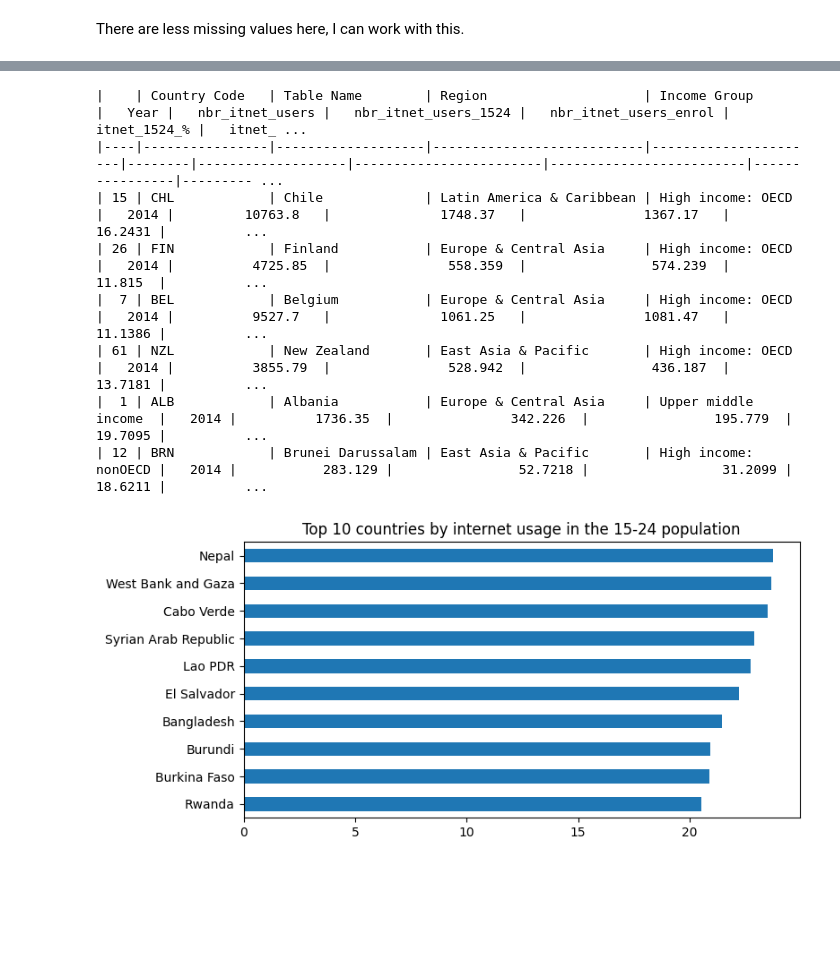
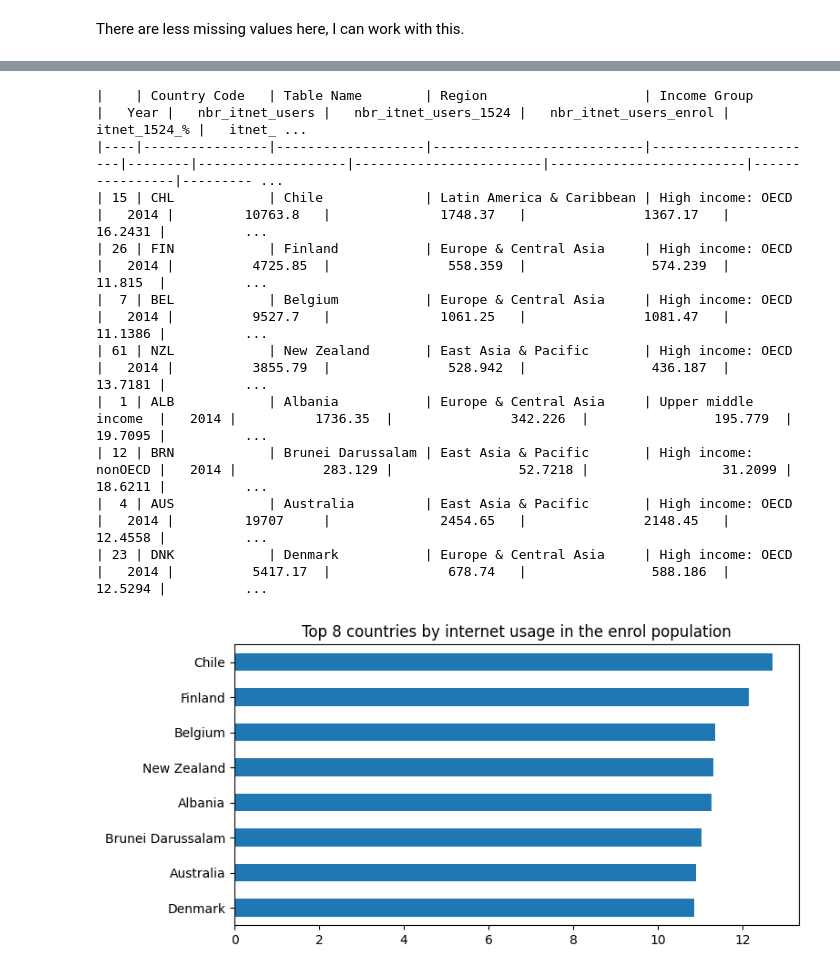
Before and after one commit to 64FC/Openclassrooms_DataScientist, a Jupyter notebook: Projet_1/WordBank_Education_Statistics.ipynb, the cells around one changed output, grey strips where cells are left out. Drawn from its saved outputs; the diff is of its cells as text; code cells hidden in the pictures; blank space fills up the shorter version.

```diff
--- a/Projet_1/WordBank_Education_Statistics.ipynb
+++ b/Projet_1/WordBank_Education_Statistics.ipynb
@@ -1466,8 +1429,8 @@ _ = msno.matrix(df=init_data, figsize=(14,6), fontsize=10)
 init_data = pd.melt(init_data,
                     id_vars=['Country Code', 'Indicator Code', 'Indicator Name',
                              'Table Name', 'Region', 'Income Group'],
-                    var_name='Year', value_name='Indicator Value')
-print(tabulate(init_data.head(6), headers='keys', tablefmt='github'))
+                    var_name='Year', value_name='Indicator Value').copy()
+print(tabulate(init_data.head(5), headers='keys', tablefmt='github'))
 # %% [output]
 |    | Country Code   | Indicator Code    | Indicator Name                                                       |   Table Name |   Region |   Income Group |   Year |   Indicator Value |
 |----|----------------|-------------------|----------------------------------------------------------------------|--------------|----------|----------------|--------|-------------------|
@@ -2198,7 +2153,7 @@ print(tabulate(df_2014_sorted_1524.head(6), headers='keys', tablefmt='github'))
 # %%
 df_2014_sorted_enrol = df_2014.sort_values(by=['itnet_enrol_%'],
                                            ascending=False)
-print(tabulate(df_2014_sorted_enrol.head(6), headers='keys', tablefmt='github'))
+print(tabulate(df_2014_sorted_enrol.head(8), headers='keys', tablefmt='github'))
 # %% [output]
 |    | Country Code   | Table Name        | Region                    | Income Group         |   Year |   nbr_itnet_users |   nbr_itnet_users_1524 |   nbr_itnet_users_enrol |   itnet_1524_% |   itnet_ ...
 |----|----------------|-------------------|---------------------------|----------------------|--------|-------------------|------------------------|-------------------------|----------------|--------- ...
@@ -2208,21 +2163,23 @@ print(tabulate(df_2014_sorted_enrol.head(6), headers='keys', tablefmt='github'))
 | 61 | NZL            | New Zealand       | East Asia & Pacific       | High income: OECD    |   2014 |          3855.79  |               528.942  |                436.187  |        13.7181 |          ...
 |  1 | ALB            | Albania           | Europe & Central Asia     | Upper middle income  |   2014 |          1736.35  |               342.226  |                195.779  |        19.7095 |          ...
 | 12 | BRN            | Brunei Darussalam | East Asia & Pacific       | High income: nonOECD |   2014 |           283.129 |                52.7218 |                 31.2099 |        18.6211 |          ...
+|  4 | AUS            | Australia         | East Asia & Pacific       | High income: OECD    |   2014 |         19707     |              2454.65   |               2148.45   |        12.4558 |          ...
+| 23 | DNK            | Denmark           | Europe & Central Asia     | High income: OECD    |   2014 |          5417.17  |               678.74   |                588.186  |        12.5294 |          ...
 # %%
-# Let's start by plotting the countries with the highest
-# internet 1524 percentage
+# Then let's plot the countries with the highest
+# internet enrolled percentage
 
 # Define the dimensions of the plot (global modification)
 plt.rcParams['figure.figsize'] = (8,4)
 # To reset figsize for future plots
 #plt.rcParams['figure.figsize'] = plt.rcParamsDefault['figure.figsize']
 
 # Barplot
-df_2014_sorted_1524.head(10).plot.barh(x='Table Name', y='itnet_1524_%',
-                                       legend=False).invert_yaxis()
-plt.title('Top 10 countries by internet usage in the 15-24 population')
+df_2014_sorted_enrol.head(8).plot.barh(x='Table Name', y='itnet_enrol_%',
+                                        legend=False).invert_yaxis()
+plt.title('Top 8 countries by internet usage in the enrol population')
 # Remove the y-axis label
 plt.ylabel('')
 plt.show()
 # %% [output]
-[figure, old version]
+[figure, new version]
```
Also changed, not shown: parts of 50 cells of this notebook.
